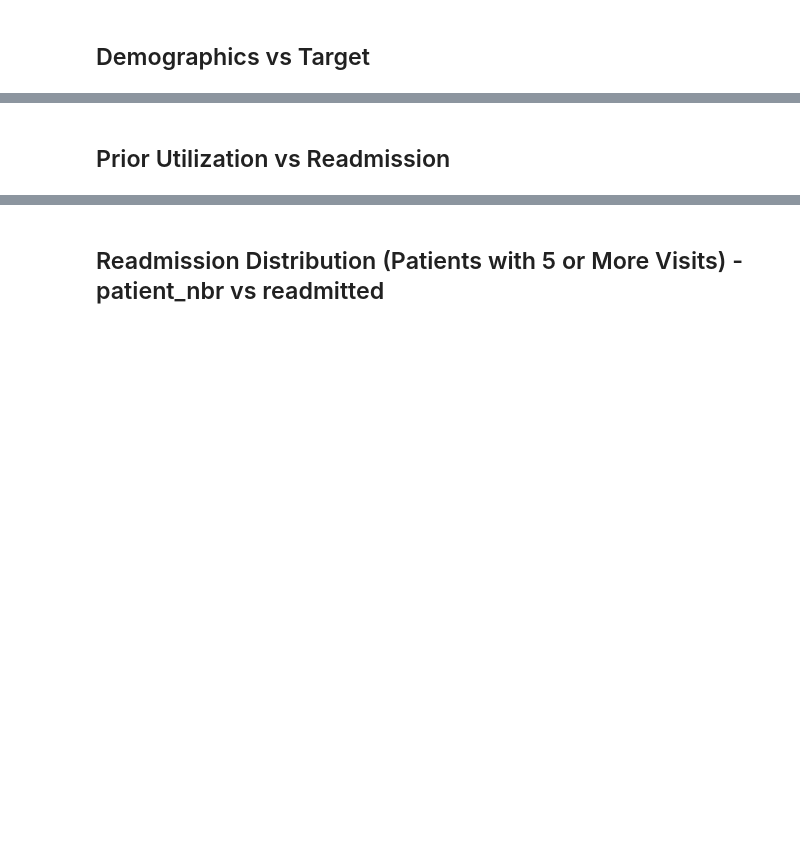
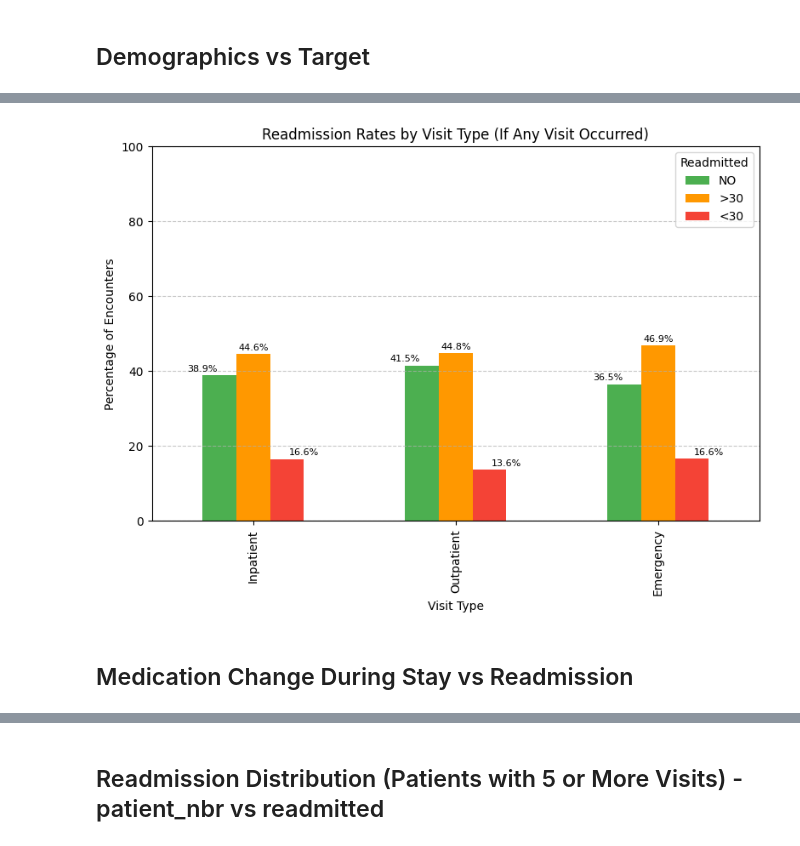
Before and after one commit to chawthinn/uci-diabetes-readmission-pyspark, a Jupyter notebook: scripts/DiabetesReadmissionProject_2.ipynb, the cells around one changed output, grey strips where cells are left out. Cells and saved outputs as stored; diff of their text form; code cells hidden in the pictures; blank space fills up the shorter version.

```diff
--- a/scripts/DiabetesReadmissionProject_2.ipynb
+++ b/scripts/DiabetesReadmissionProject_2.ipynb
@@ -576,2 +654,48 @@ plt.show()
+# %%
+import pandas as pd
+import matplotlib.pyplot as plt
+
+# Select visit-related columns
+visit_types = ['number_inpatient', 'number_outpatient', 'number_emergency']
+readmit_classes = ['NO', '>30', '<30']
+
+# Bin visits: 0 = 'None', >=1 = 'Yes'
+df_copy = df.copy()
+for col in visit_types:
+    df_copy[col + '_binary'] = df_copy[col].apply(lambda x: 'Yes' if x > 0 else 'No')
+
+# Prepare aggregated percentages
+results = {}
+for visit in visit_types:
+    col_bin = visit + '_binary'
+    ctab = pd.crosstab(df_copy[col_bin], df_copy['readmitted'], normalize='index') * 100
+    yes_row = ctab.loc['Yes'] if 'Yes' in ctab.index else pd.Series({k: 0 for k in readmit_classes})
+    results[visit] = yes_row.reindex(readmit_classes, fill_value=0)
+
+# Convert to DataFrame
+summary_df = pd.DataFrame(results).T
+summary_df.columns.name = None
+summary_df.index = ['Inpatient', 'Outpatient', 'Emergency']
+
+# Plot
+colors = ['#4caf50', '#ff9800', '#f44336']
+summary_df.plot(kind='bar', figsize=(8, 6), color=colors)
+
+plt.title('Readmission Rates by Visit Type (If Any Visit Occurred)')
+plt.xlabel('Visit Type')
+plt.ylabel('Percentage of Encounters')
+plt.ylim(0, 100)
+plt.legend(title='Readmitted')
+plt.grid(axis='y', linestyle='--', alpha=0.7)
+
+# Add % labels
+for i, row in enumerate(summary_df.values):
+    for j, val in enumerate(row):
+        plt.text(i - 0.25 + j * 0.25, val + 1, f'{val:.1f}%', ha='center', fontsize=8)
+
+plt.tight_layout()
+plt.show()
+# %% [output]
+[figure, added]
 # %% [markdown]
-## Prior Utilization vs Readmission
+## Medication Change During Stay vs Readmission
```
Also changed, not shown: parts of 16 cells of this notebook.
